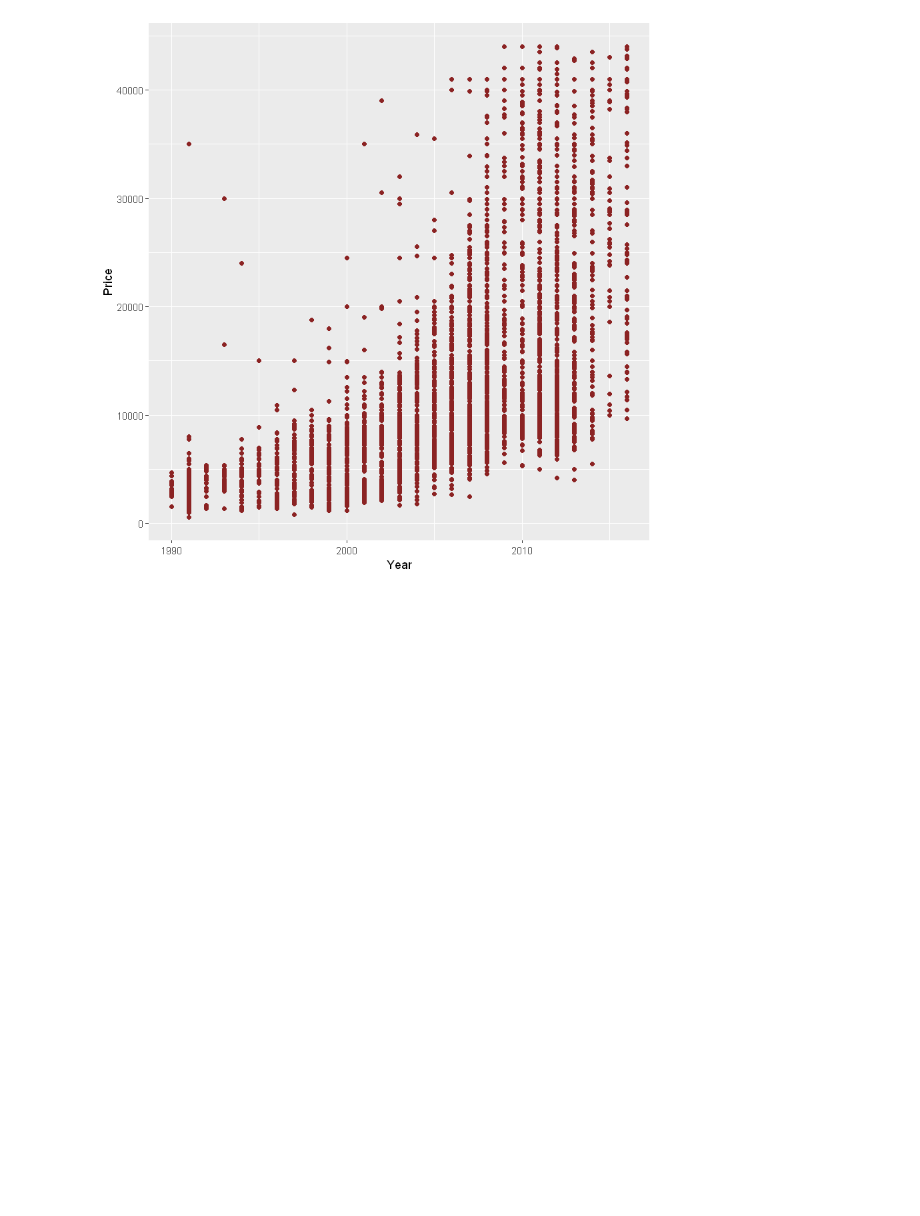
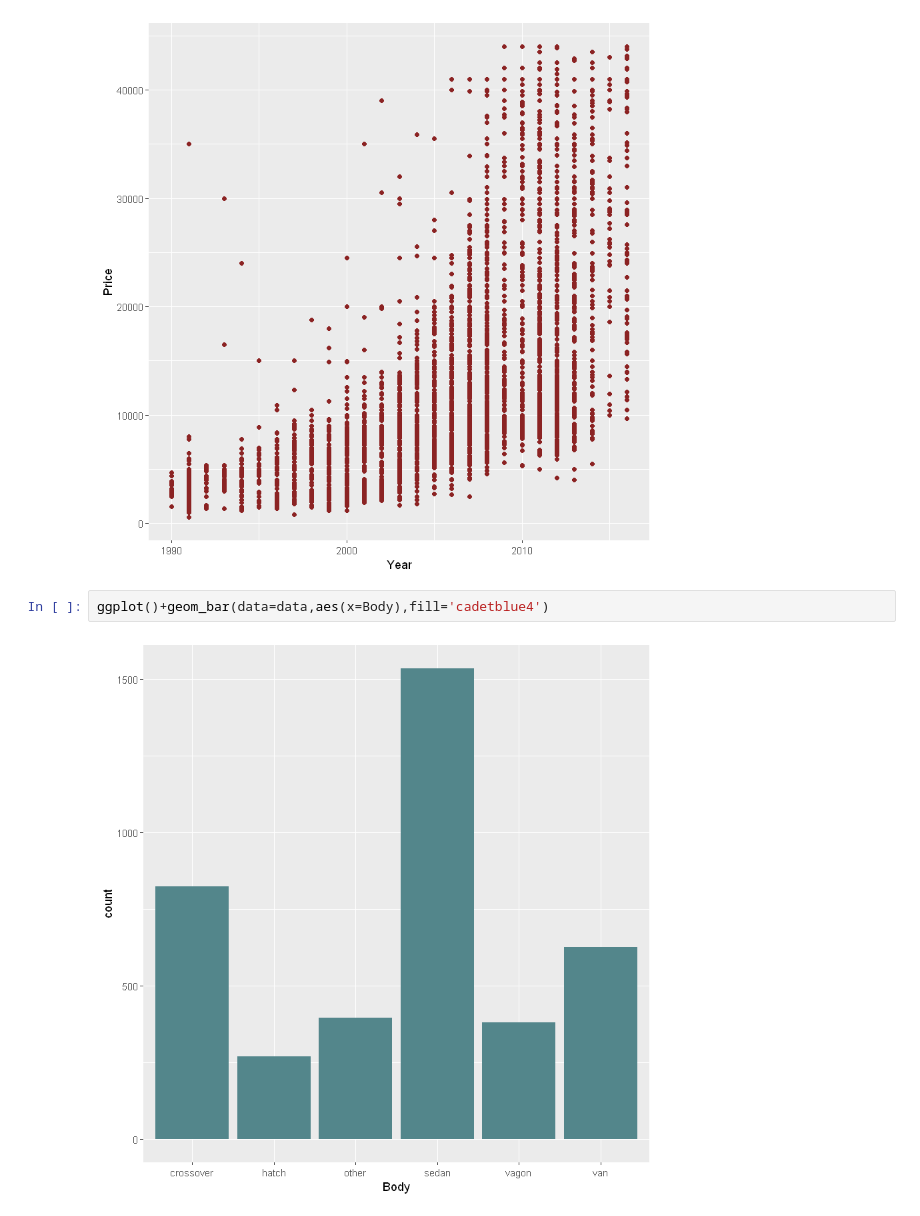
Before and after one commit to nithinivi/DataScienceInR, a Jupyter notebook: lesson-03/EDA.ipynb, the cells around one changed output. Saved outputs shown, nothing was run; the diff lists cells and outputs as text; blank space fills up the shorter version.

Commit message:
Data analysis in Progress

```diff
--- a/lesson-03/EDA.ipynb
+++ b/lesson-03/EDA.ipynb
@@ -684,3 +684,7 @@ ggplot(data=data,aes(Year,Price))+geom_point(color='brown4')
 ## Positive Correlation between Year and Price
 # %% [output]
 [figure]
+# %%
+ggplot()+geom_bar(data=data,aes(x=Body),fill='cadetblue4')
+# %% [output]
+[figure, added]
```
Also changed, not shown: parts of 1 cell of this notebook.
